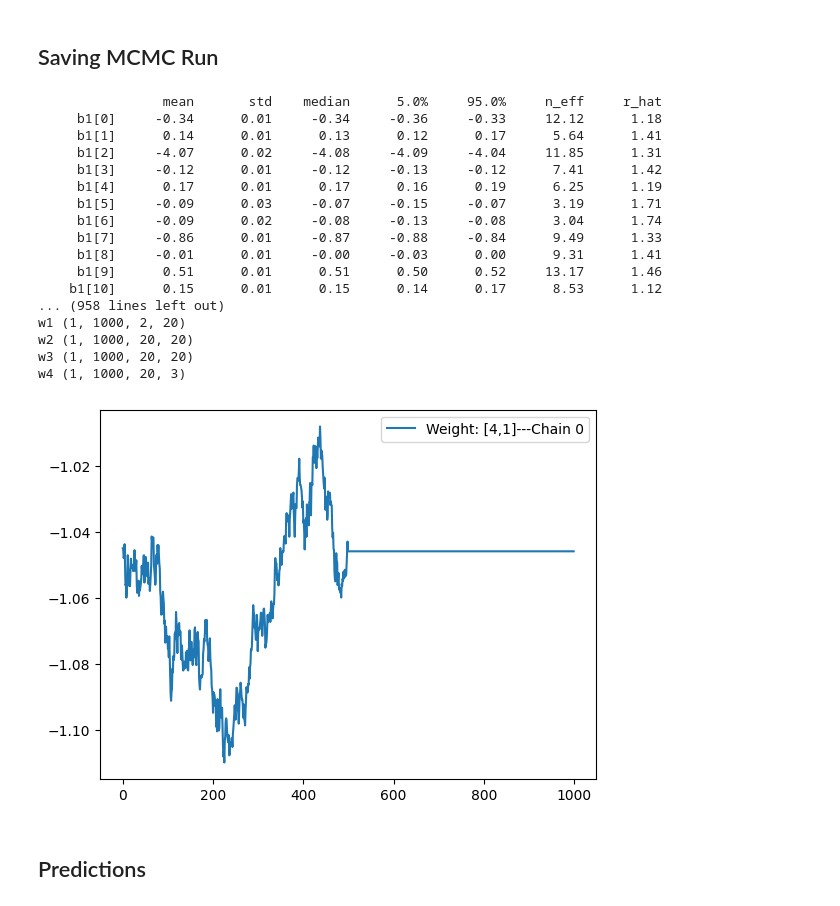
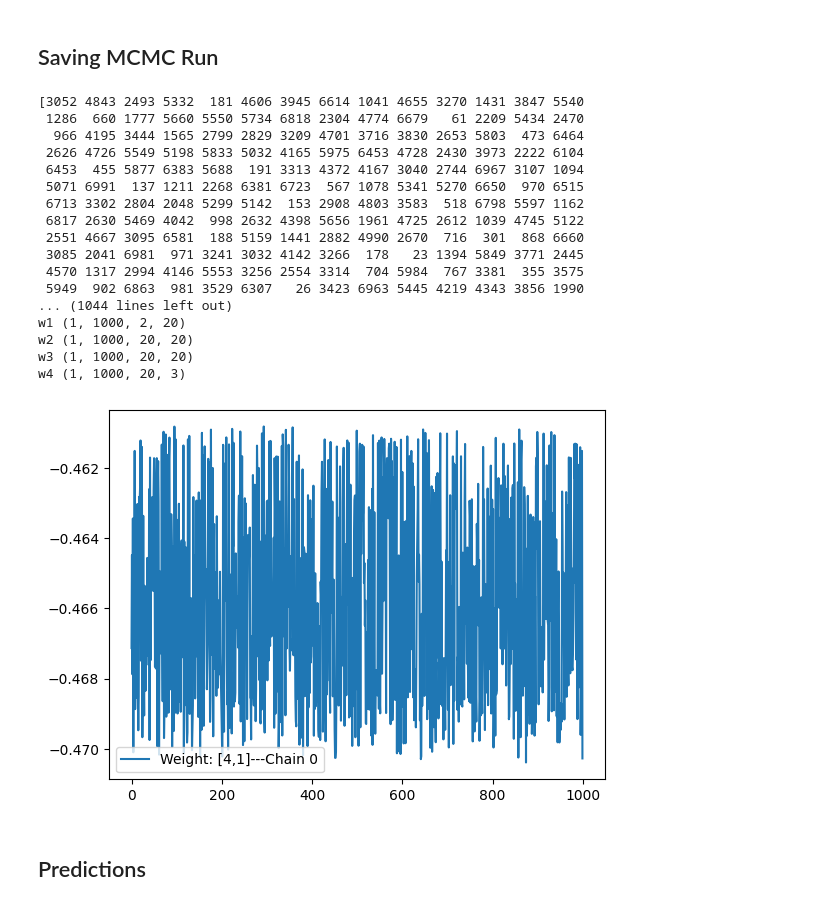
Before and after one commit to Crashprn/UncertaintyQuantification, a Jupyter notebook: Notebooks/MCMC_Jax.ipynb, the cells around one changed output. Drawn from its saved outputs; the diff is of its cells as text; code cells hidden in the pictures.

```diff
--- a/Notebooks/MCMC_Jax.ipynb
+++ b/Notebooks/MCMC_Jax.ipynb
@@ -173,7 +177,7 @@ save_prefix = f"HMC_{mcmc_params['num_warmup']}_{mcmc_params['num_samples']}_{nu
 
 save_numpyro_mcmc(mcmc, hmc_checkpoints, save_prefix)
 # %%
-saves = "../Model_Checkpoints/HMC/HMC_1000_1000_6000"
+saves = "../Model_Checkpoints/NUTS/HMC_6000_6000_150000"
 num_samples = 2
 samples = []
 
@@ -184,55 +188,60 @@ last_state = pickle.load(open(saves+'_last_state.pkl', 'rb'))
 for k, v in samples_dict.items():
     samples_dict[k] = jnp.expand_dims(v, 0)
 
+num_samples = 1000
+sample_ind = np.random.randint(samples_dict['w1'].shape[1], size=num_samples)
+
+print(sample_ind)
+
 # exclude samples
 for key, value in samples_dict.items():
     print(key, value.shape)
-    samples_dict[key] = jnp.concat([value[:,:500, ...], value[:,999:, ...]], axis=1)
+    samples_dict[key] = value[:, sample_ind,...]
 
 kernel = HMC(**hmc_params)
 
 mcmc = MCMC(kernel, **mcmc_params)
 
 mcmc._states = {'z': samples_dict}
 mcmc._last_state = last_state
 
 print(mcmc.print_summary())
 
 
 for key, value in samples_dict.items():
     print(key, value.shape)
 
 import matplotlib.pyplot as plt
 plt.rcParams['text.usetex']= False
 
 params = samples_dict['w1']
 
 ind1 = 4
 ind2 = 1
 for i in range(1):
     plt.plot(params[0, :, ind1, ind2], label=f"Weight: [{ind1},{ind2}]---Chain {i}")
 
 plt.legend()
 plt.show()
 # %% [output]
-                mean       std    median      5.0%     95.0%     n_eff     r_hat
-     b1[0]     -0.34      0.01     -0.34     -0.36     -0.33     12.12      1.18
-     b1[1]      0.14      0.01      0.13      0.12      0.17      5.64      1.41
-     b1[2]     -4.07      0.02     -4.08     -4.09     -4.04     11.85      1.31
-     b1[3]     -0.12      0.01     -0.12     -0.13     -0.12      7.41      1.42
-     b1[4]      0.17      0.01      0.17      0.16      0.19      6.25      1.19
-     b1[5]     -0.09      0.03     -0.07     -0.15     -0.07      3.19      1.71
-     b1[6]     -0.09      0.02     -0.08     -0.13     -0.08      3.04      1.74
-     b1[7]     -0.86      0.01     -0.87     -0.88     -0.84      9.49      1.33
-     b1[8]     -0.01      0.01     -0.00     -0.03      0.00      9.31      1.41
-     b1[9]      0.51      0.01      0.51      0.50      0.52     13.17      1.46
-    b1[10]      0.15      0.01      0.15      0.14      0.17      8.53      1.12
-... (958 lines left out)
+[3052 4843 2493 5332  181 4606 3945 6614 1041 4655 3270 1431 3847 5540
+ 1286  660 1777 5660 5550 5734 6818 2304 4774 6679   61 2209 5434 2470
+  966 4195 3444 1565 2799 2829 3209 4701 3716 3830 2653 5803  473 6464
+ 2626 4726 5549 5198 5833 5032 4165 5975 6453 4728 2430 3973 2222 6104
+ 6453  455 5877 6383 5688  191 3313 4372 4167 3040 2744 6967 3107 1094
+ 5071 6991  137 1211 2268 6381 6723  567 1078 5341 5270 6650  970 6515
+ 6713 3302 2804 2048 5299 5142  153 2908 4803 3583  518 6798 5597 1162
+ 6817 2630 5469 4042  998 2632 4398 5656 1961 4725 2612 1039 4745 5122
+ 2551 4667 3095 6581  188 5159 1441 2882 4990 2670  716  301  868 6660
+ 3085 2041 6981  971 3241 3032 4142 3266  178   23 1394 5849 3771 2445
+ 4570 1317 2994 4146 5553 3256 2554 3314  704 5984  767 3381  355 3575
+ 5949  902 6863  981 3529 6307   26 3423 6963 5445 4219 4343 3856 1990
+... (1044 lines left out)
 w1 (1, 1000, 2, 20)
 w2 (1, 1000, 20, 20)
 w3 (1, 1000, 20, 20)
 w4 (1, 1000, 20, 3)
-[figure, old version]
+[figure, new version]
 # %% [markdown]
 ## Predictions
 # %%
```
Also changed, not shown: parts of 4 cells of this notebook, 4 other files.
